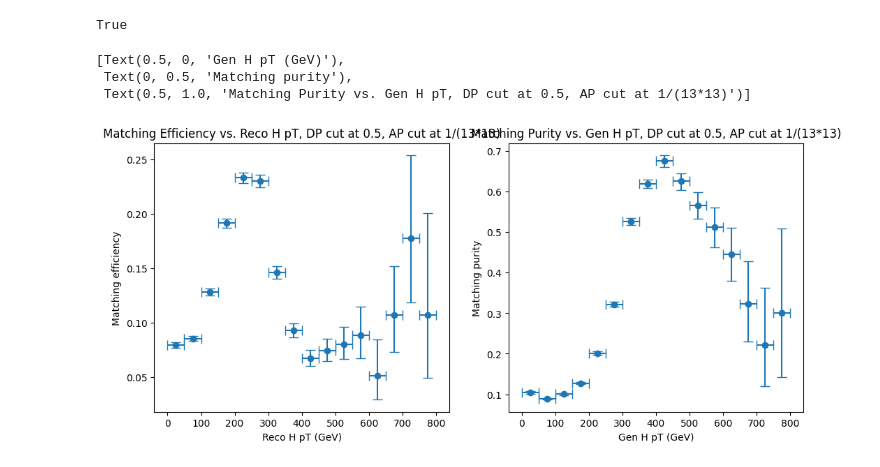
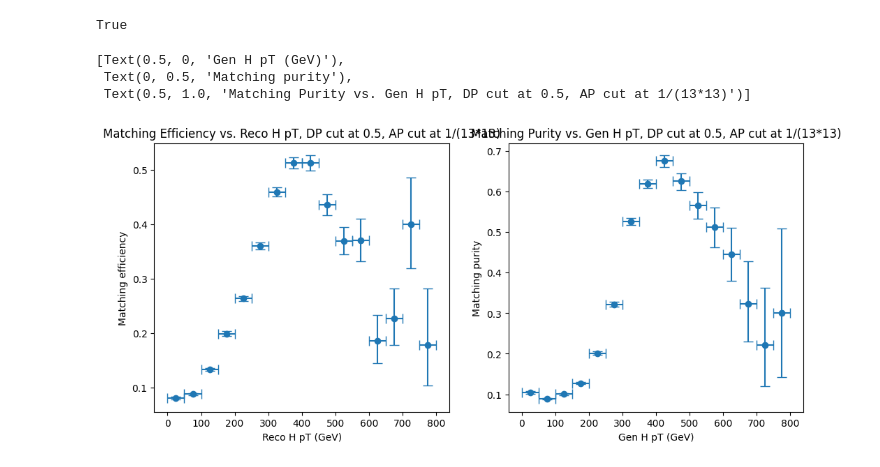
Before and after one commit to ucsd-hep-ex/hhh, a Jupyter notebook: notebooks/dev/plot_H_vs_pT_remove_overlap.ipynb, the cells around one changed output. Drawn from its saved outputs; the diff is of its cells as text; code cells hidden in the pictures.

```diff
--- a/notebooks/dev/plot_H_vs_pT_remove_overlap.ipynb
+++ b/notebooks/dev/plot_H_vs_pT_remove_overlap.ipynb
@@ -229,7 +248,7 @@ ak.local_index(js)
 overlapped = ak.sum(js[:, np.newaxis].deltaR(fj_reco)<0.4, axis=-2)>0
 # %%
 def get_unoverlapped_jet_index(fjs, js, dR_min=0.8):
-    overlapped = ak.sum(js[:, np.newaxis].deltaR(fj_reco)<dR_min, axis=-2)>0
+    overlapped = ak.sum(js[:, np.newaxis].deltaR(fjs)<dR_min, axis=-2)>0
     jet_index_passed = ak.local_index(js).mask[~overlapped]
     jet_index_passed = ak.drop_none(jet_index_passed)
     return jet_index_passed
@@ -400,7 +419,10 @@ def parse_resolved_w_target(testfile, predfile, dp_cut=0.5, fjs_reco=None):
     b1_ps_selected, b2_ps_selected = sel_pred_h_by_dp(dps, aps, b1_ps, b2_ps, dp_cut=dp_cut)
 
     # find jets that are overlapped with reco boosted Higgs
-    goodJetIdx = get_unoverlapped_jet_index(fjs_reco, js)
+    if fjs_reco is None:
+        goodJetIdx =  ak.local_index(js)
+    else:
+        goodJetIdx = get_unoverlapped_jet_index(fjs_reco, js)
 
     # generate look up tables
     LUT_pred = gen_pred_h_LUT(b1_ps_selected, b2_ps_selected, b1_ts_selected, b2_ts_selected, js, goodJetIdx, ak.ArrayBuilder()).snapshot()
@@ -457,18 +479,18 @@ bin_centers = [(bins[i]+bins[i+1])/2 for i in range(bins.size-1)]
 xerr=(bins[1]-bins[0])/2*np.ones(bins.shape[0]-1)
 # %%
 dp_cut = 0.5
-LUT_pred_spanet, LUT_target_spanet = parse_resolved_w_target(test_h5, s_h5, dp_cut=dp_cut, fjs_reco=fj_reco)
+LUT_pred_spanet, LUT_target_spanet = parse_resolved_w_target(test_h5, s_h5, dp_cut=dp_cut, fjs_reco=None)
 eff_s, efferr_s = calc_eff(LUT_pred_spanet, bins)
 pur_s, purerr_s = calc_pur(LUT_target_spanet, bins)
 
 fig, ax = plt.subplots(1, 2, figsize=(12, 5))
 ax[0].errorbar(x=bin_centers, y=eff_s, xerr=xerr, yerr=efferr_s, fmt='o', capsize=5, label='Trust if a fatjet is assigned')
 ax[0].set(xlabel=r"Reco H pT (GeV)", ylabel=r"Matching efficiency", title=f"Matching Efficiency vs. Reco H pT, DP cut at {dp_cut}, AP cut at 1/(13*13)")
 
 ax[1].errorbar(x=bin_centers, y=pur_s, xerr=xerr, yerr=purerr_s, fmt='o', capsize=5, label='Trust if a fatjet is assigned')
 ax[1].set(xlabel=r"Gen H pT (GeV)", ylabel=r"Matching purity", title=f"Matching Purity vs. Gen H pT, DP cut at {dp_cut}, AP cut at 1/(13*13)")
 # %% [output]
 [Text(0.5, 0, 'Gen H pT (GeV)'),
  Text(0, 0.5, 'Matching purity'),
  Text(0.5, 1.0, 'Matching Purity vs. Gen H pT, DP cut at 0.5, AP cut at 1/(13*13)')]
-[figure, old version]
+[figure, new version]
```
Also changed, not shown: parts of 31 cells of this notebook.
